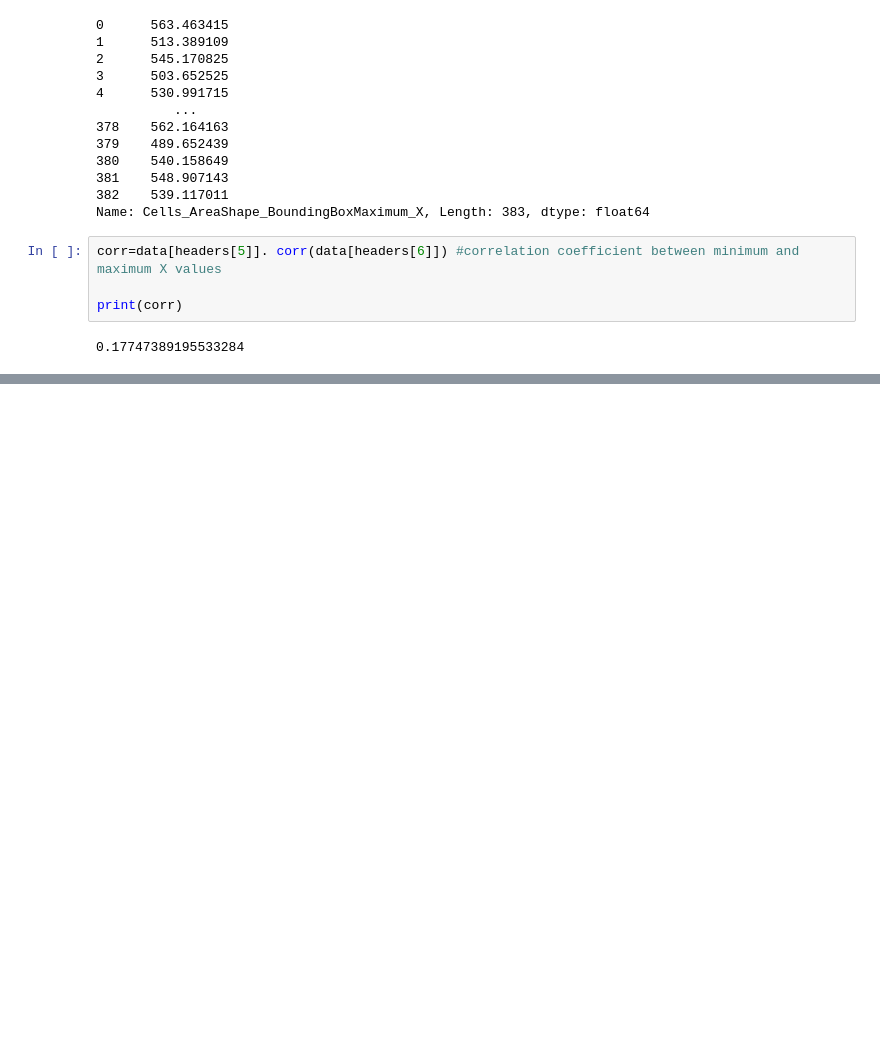
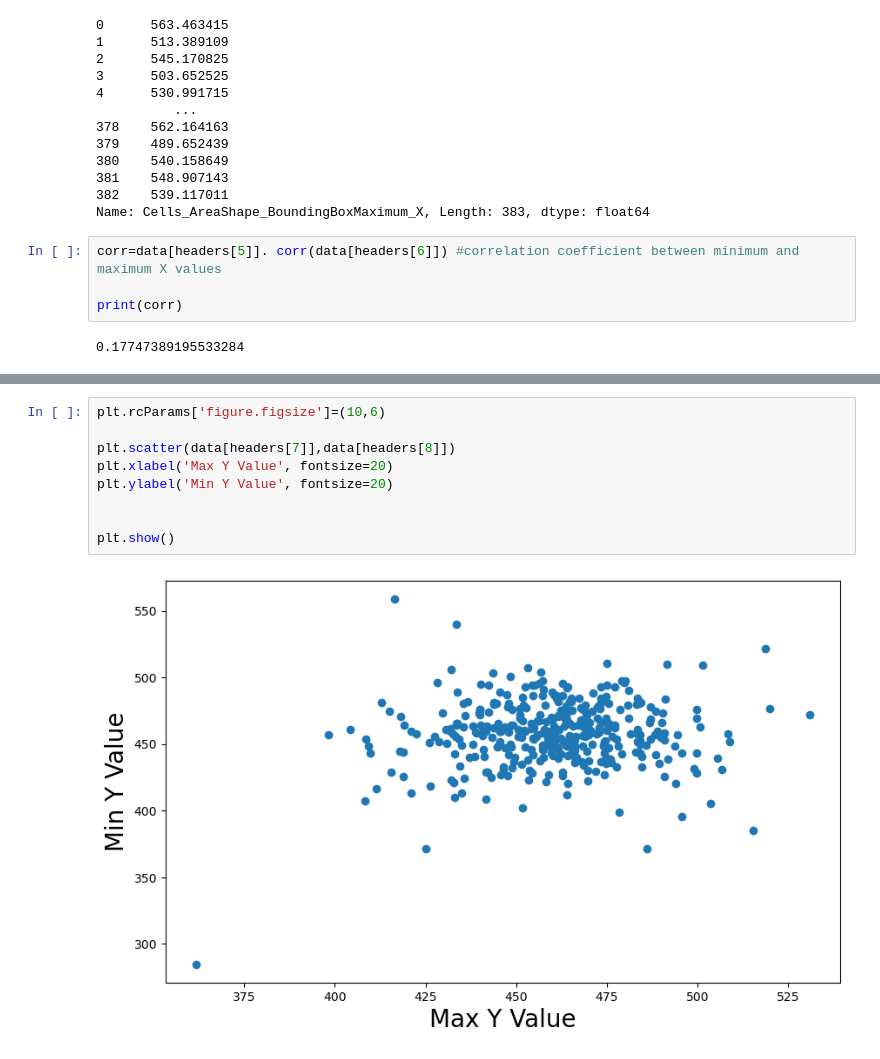
Before and after one commit to seprosperi/Capstone-Team-D-JUMP-Data-Analysis, a Jupyter notebook: Test_Parquet_Loading.ipynb, the cells around one changed output, grey strips where cells are left out. Saved outputs shown, nothing was run; the diff lists cells and outputs as text; blank space fills up the shorter version.

```diff
--- a/Test_Parquet_Loading.ipynb
+++ b/Test_Parquet_Loading.ipynb
@@ -109,0 +118,11 @@ print(corr)
+# %%
+plt.rcParams['figure.figsize']=(10,6)
+
+plt.scatter(data[headers[7]],data[headers[8]])
+plt.xlabel('Max Y Value', fontsize=20)
+plt.ylabel('Min Y Value', fontsize=20)
+
+
+plt.show()
+# %% [output]
+[figure, added]
```
Also changed, not shown: parts of 5 cells of this notebook.
